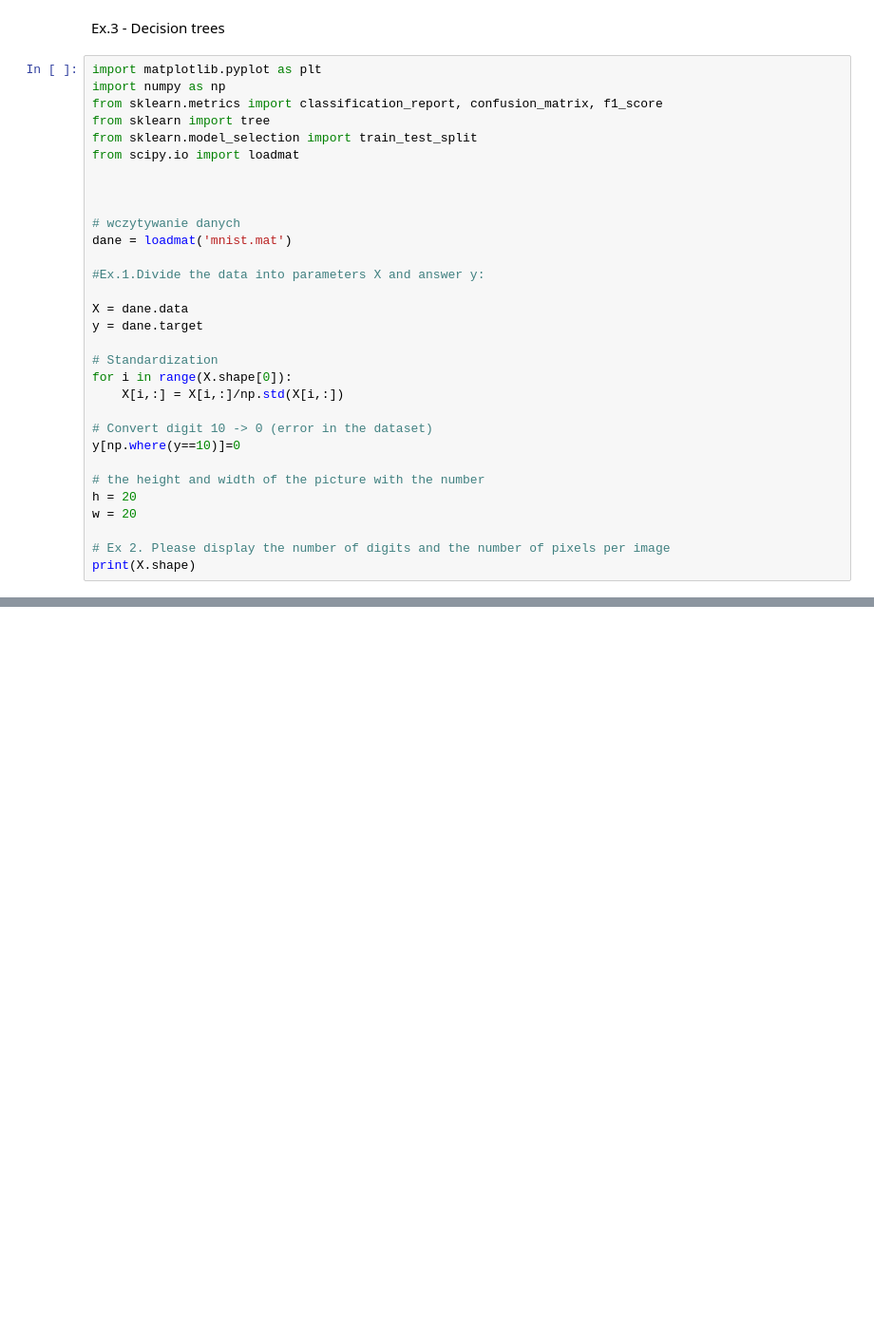
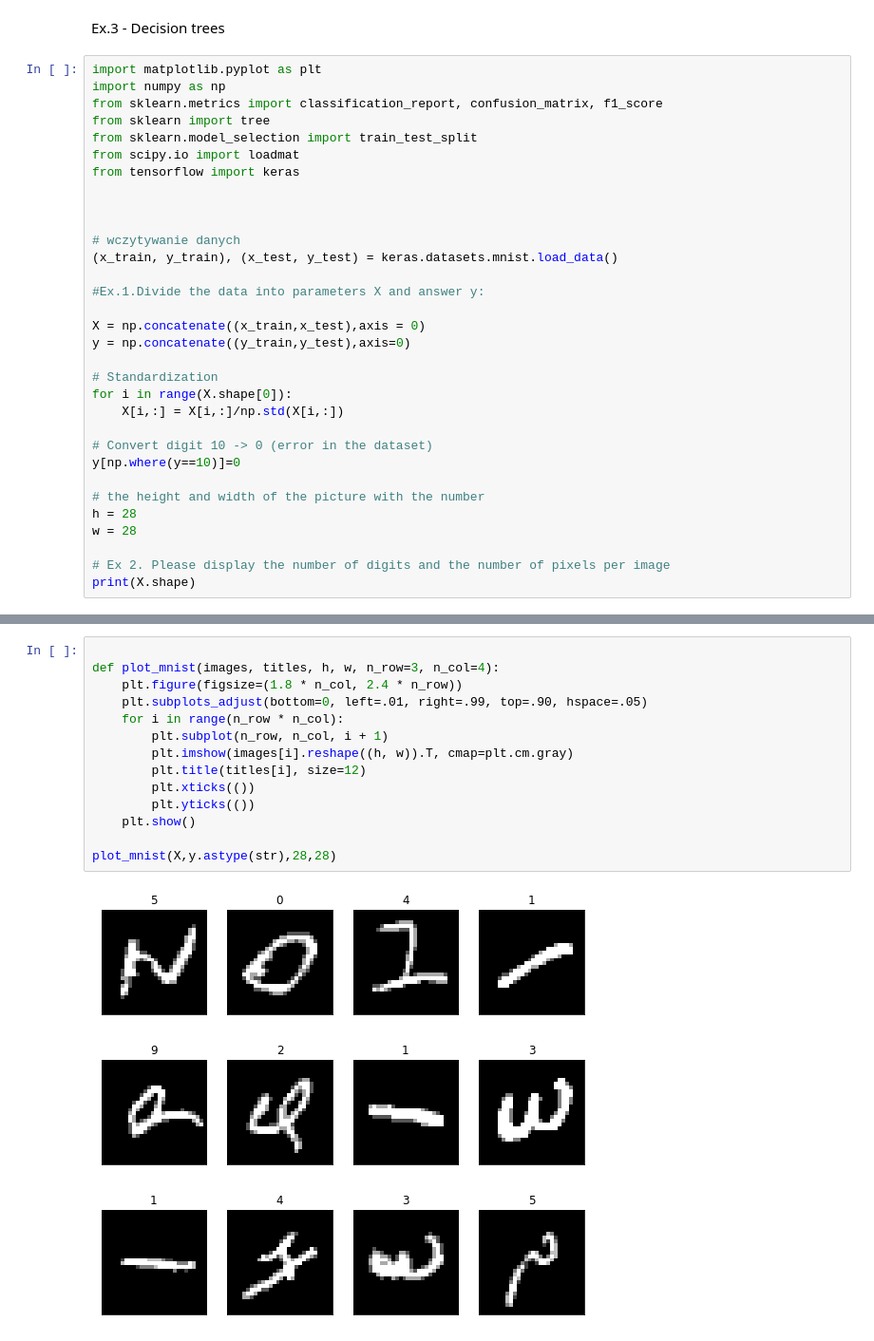
Before and after one commit to MichalMichniak/Machine_Learning_2023_Academy_Course, a Jupyter notebook: lab_5/main.ipynb, the cells around one changed output, grey strips where cells are left out. Shown: that part at 95% size. Drawn from its saved outputs; the diff is of its cells as text; blank space fills up the shorter version.

```diff
--- a/lab_5/main.ipynb
+++ b/lab_5/main.ipynb
@@ -116,16 +116,17 @@ from sklearn.metrics import classification_report, confusion_matrix, f1_score
 from sklearn import tree
 from sklearn.model_selection import train_test_split
 from scipy.io import loadmat
+from tensorflow import keras
 
 
 
 # wczytywanie danych
-dane = loadmat('mnist.mat')
+(x_train, y_train), (x_test, y_test) = keras.datasets.mnist.load_data()
 
 #Ex.1.Divide the data into parameters X and answer y:
 
-X = dane.data
-y = dane.target
+X = np.concatenate((x_train,x_test),axis = 0)
+y = np.concatenate((y_train,y_test),axis=0)
 
 # Standardization
 for i in range(X.shape[0]):
@@ -135,8 +136,8 @@ for i in range(X.shape[0]):
 y[np.where(y==10)]=0
 
 # the height and width of the picture with the number
-h = 20
-w = 20
+h = 28
+w = 28
 
 # Ex 2. Please display the number of digits and the number of pixels per image
 print(X.shape)
@@ -144,0 +148,16 @@ print(X.shape)
+# %%
+
+def plot_mnist(images, titles, h, w, n_row=3, n_col=4):
+    plt.figure(figsize=(1.8 * n_col, 2.4 * n_row))
+    plt.subplots_adjust(bottom=0, left=.01, right=.99, top=.90, hspace=.05)
+    for i in range(n_row * n_col):
+        plt.subplot(n_row, n_col, i + 1)
+        plt.imshow(images[i].reshape((h, w)).T, cmap=plt.cm.gray)
+        plt.title(titles[i], size=12)
+        plt.xticks(())
+        plt.yticks(())
+    plt.show()
+
+plot_mnist(X,y.astype(str),28,28)
+# %% [output]
+[figure, added]
```
Also changed, not shown: parts of 9 cells of this notebook.
